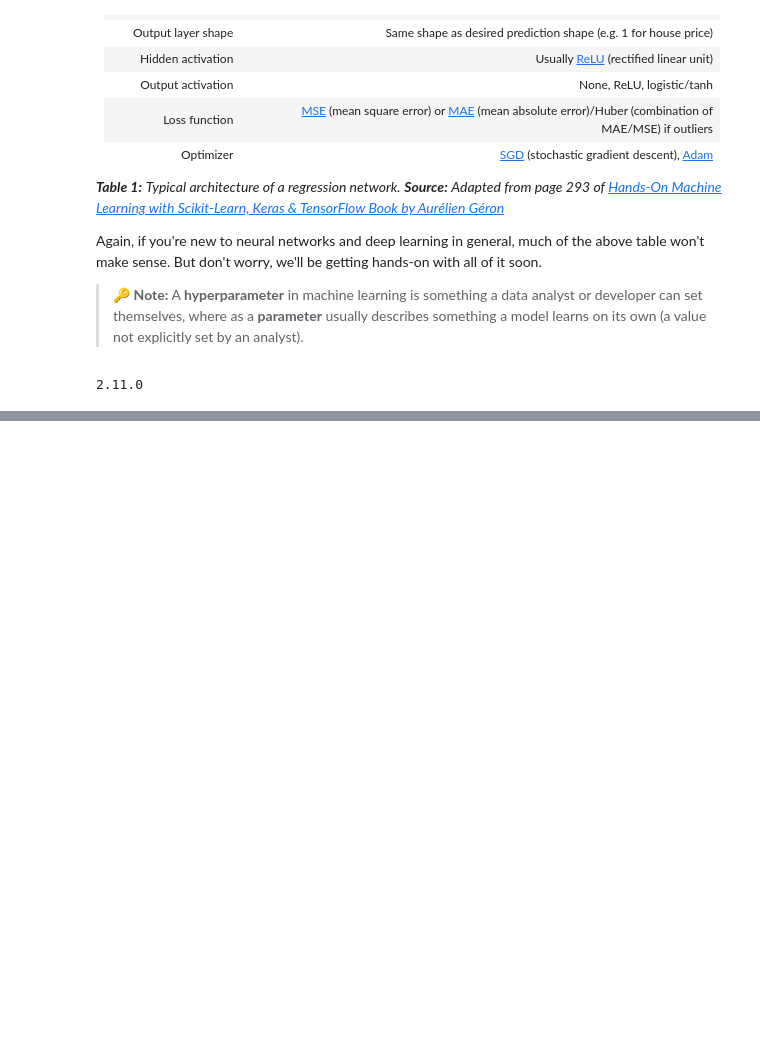
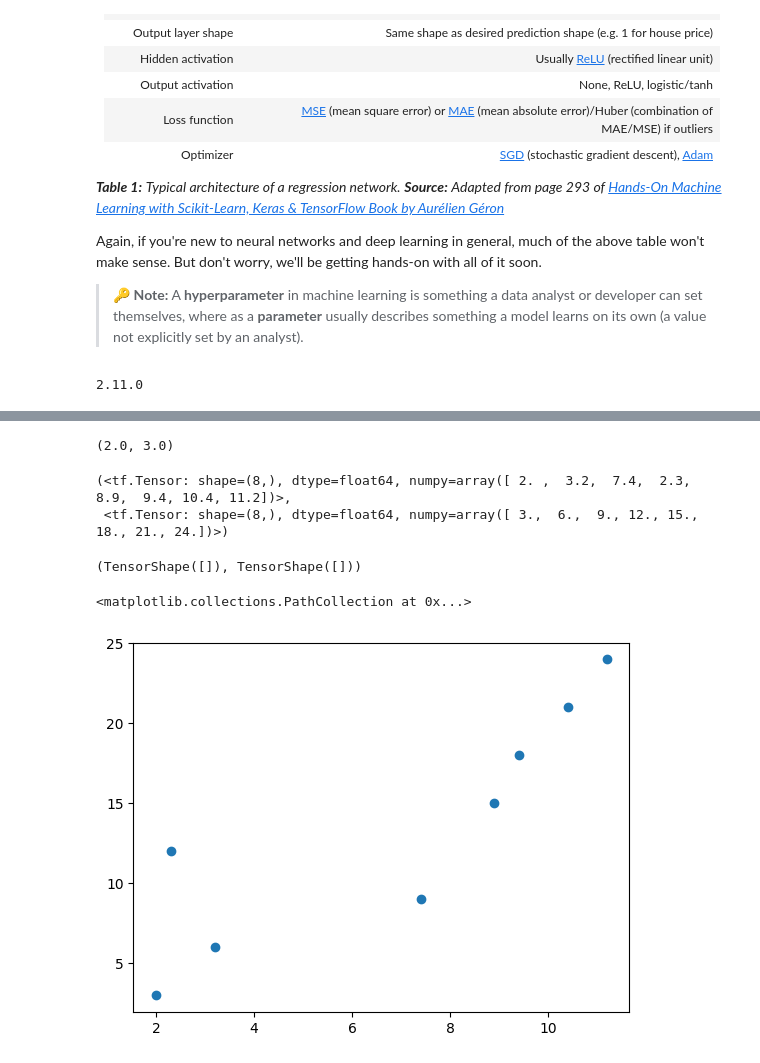
Before and after one commit to simongiando/deep-learning, a Jupyter notebook: Fundamentals/01_neural_network_regression_in_tensorflow.ipynb, the cells around one changed output, grey strips where cells are left out. Drawn from its saved outputs; the diff is of its cells as text; code cells hidden in the pictures; blank space fills up the shorter version.

Commit message:
Modelling with tensor flow

```diff
--- a/Fundamentals/01_neural_network_regression_in_tensorflow.ipynb
+++ b/Fundamentals/01_neural_network_regression_in_tensorflow.ipynb
@@ -69,0 +150,24 @@ print(tf.__version__) # check the version (should be 2.x+)
+# %%
+# Let's take a look at the single examples invidually
+X[0], y[0]
+# %% [output]
+(2.0, 3.0)
+# %%
+# Turn our Numpy arrays into tensors
+X = tf.constant(X)
+y = tf.constant(y)
+X,y
+# %% [output]
+(<tf.Tensor: shape=(8,), dtype=float64, numpy=array([ 2. ,  3.2,  7.4,  2.3,  8.9,  9.4, 10.4, 11.2])>,
+ <tf.Tensor: shape=(8,), dtype=float64, numpy=array([ 3.,  6.,  9., 12., 15., 18., 21., 24.])>)
+# %%
+input_shape = X[0].shape
+out_shape = y[0].shape
+input_shape,out_shape
+# %% [output]
+(TensorShape([]), TensorShape([]))
+# %%
+plt.scatter(X,y)
+# %% [output]
+<matplotlib.collections.PathCollection at 0x...>
+[figure, added]
```
Also changed, not shown: parts of 13 cells of this notebook.
